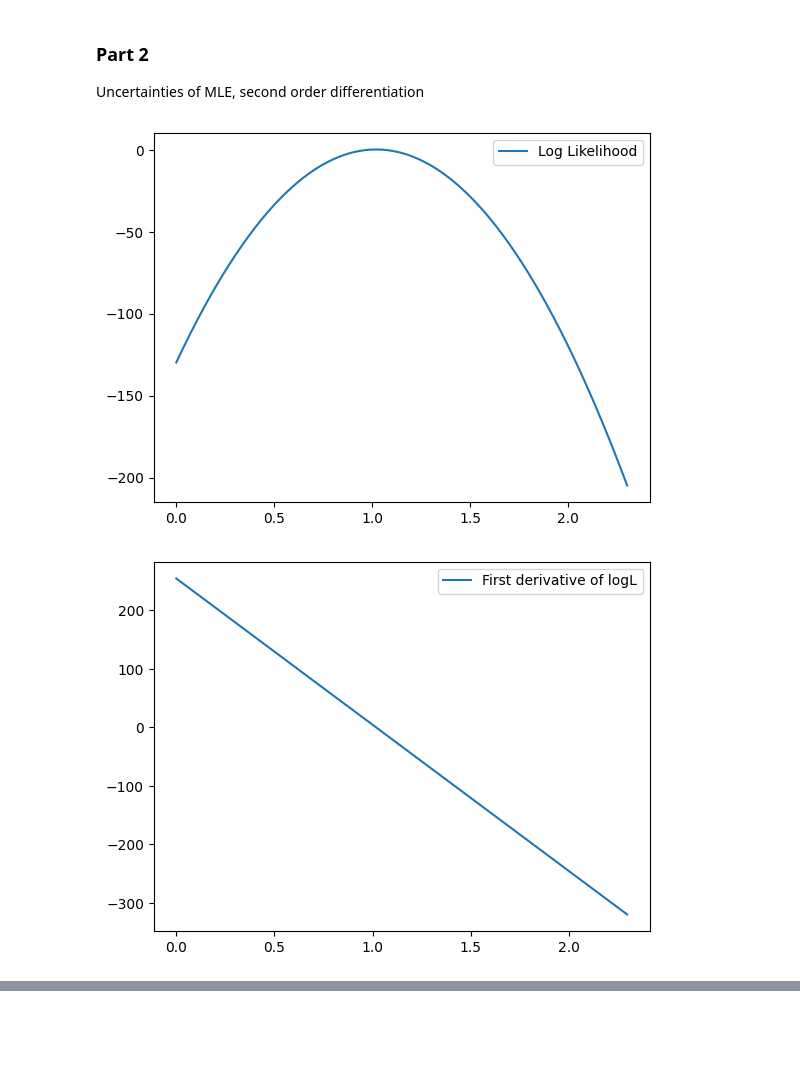
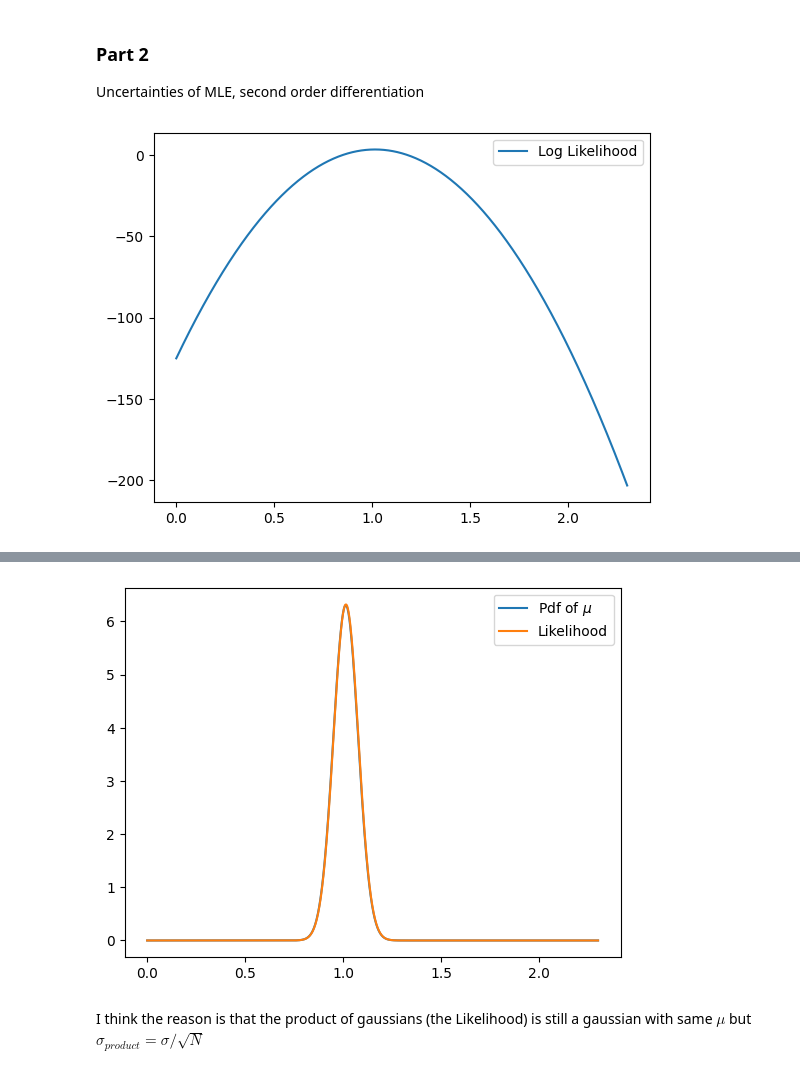
Before and after one commit to Sofiadossena/astrostatistics_bicocca_2025, a Jupyter notebook: working/Position_of_quasar.ipynb, the cells around one changed output, grey strips where cells are left out. Saved outputs shown, nothing was run; the diff lists cells and outputs as text; code cells hidden in the pictures; blank space fills up the shorter version.

```diff
--- a/working/Position_of_quasar.ipynb
+++ b/working/Position_of_quasar.ipynb
@@ -4,18 +4,20 @@
 ### Part 1
 Likelihood, MLE estimator
 # %%
-import numpy as np # type: ignore
+
+import numpy as np  # type: ignore
 import matplotlib.pyplot as plt # type: ignore
 import random
 from random import sample
-from scipy.stats import norm
-from astroML.datasets import fetch_dr7_quasar
+from scipy.stats import norm # type: ignore
+from astroML.datasets import fetch_dr7_quasar  # type: ignore
 
 mu=1
 sigma=0.2
+N=10
 
-x=np.random.normal(mu,sigma,10)
-x_plot=np.linspace(0,2.3,500)
+x=np.random.normal(mu,sigma,N)
+x_plot=np.linspace(0,2.3,1000)
 L=1
 
 for i in x:
@@ -28,10 +30,11 @@ plt.plot(x_plot,L, label="Likelihood")
 plt.legend()
 plt.show()
 
-max_like=max(L)
-max_L=x_plot[np.where(L==max_like)]
+max_like=max(L) #maximum likelihood
+max_index=np.where(L==max_like) #index of maximum
+max_L=x_plot[max_index] #x of maximum
 
 
-print("%0.3f" % np.mean(x), "is the MLE for mu")
-print("%0.3f" % max_L[0], "is the max of likelihood ")
+print("%0.4f" % np.mean(x), "is the MLE for mu")
+print("%0.4f" % max_L[0], "is the max of likelihood ")
 # %% [output]
@@ -45,24 +48,27 @@ Uncertainties of MLE, second order differentiation
 # %%
 
 l=np.log(L) #log of likelihood
 plt.plot(x_plot,l, label="Log Likelihood")
 plt.legend()
 plt.show()
 
 d1=np.diff(l)/np.diff(x_plot) #first derivative: ratio between small increments on x and y
-plt.plot(x_plot[0:len(d1)],d1, label='First derivative of logL') #the length of d1 is one less than the length of the x
-plt.legend()
-plt.show()
+# plt.plot(x_plot[0:len(d1)],d1, label='First derivative of logL') #the length of d1 is one less than the length of the x
+# plt.legend()
+# plt.show()
 
 d2=np.diff(d1)/np.diff(x_plot[0:len(d1)]) #second derivative
-plt.plot(x_plot[0:len(d2)],d2, label='Second derivative of logL')
-plt.legend() #at the extrema is quite noisy
-plt.show()
+# plt.plot(x_plot[0:len(d2)],d2, label='Second derivative of logL')
+# plt.legend() #at the extrema is quite noisy
+# plt.show()
 
-err_mu_th=sigma/np.sqrt(10)
 
-print(err_mu, "is MLE for sigma")
-print(err_mu_th, "is the theoretical error for mu")
+sigma_mu=(-d2[max_index])**(-0.5) #result of the Fischer matrix
+
+err_mu_th=sigma/np.sqrt(N)
+
+print("%0.20f" % sigma_mu[0], "is MLE for sigma")
+print("%0.20f" % err_mu_th, "is the theoretical error for mu")
+#the difference appears after several decimal places
 # %% [output]
-[figure, old version]
+[figure, new version]
-[figure, removed]
@@ -71,0 +77,9 @@ print(err_mu_th, "is the theoretical error for mu")
+# %%
+plt.plot(x_plot, norm.pdf(x_plot, max_L[0], sigma_mu), label=r"Pdf of $\mu$")
+plt.plot(x_plot,L/5.13, label="Likelihood")
+plt.legend()
+plt.show()
+# %% [output]
+[figure, added]
+# %% [markdown]
+I think the reason is that the product of gaussians (the Likelihood) is still a gaussian with same $\mu$ but $\sigma_{product}=\sigma/\sqrt{N}$
```
Also changed, not shown: parts of 2 cells of this notebook.
